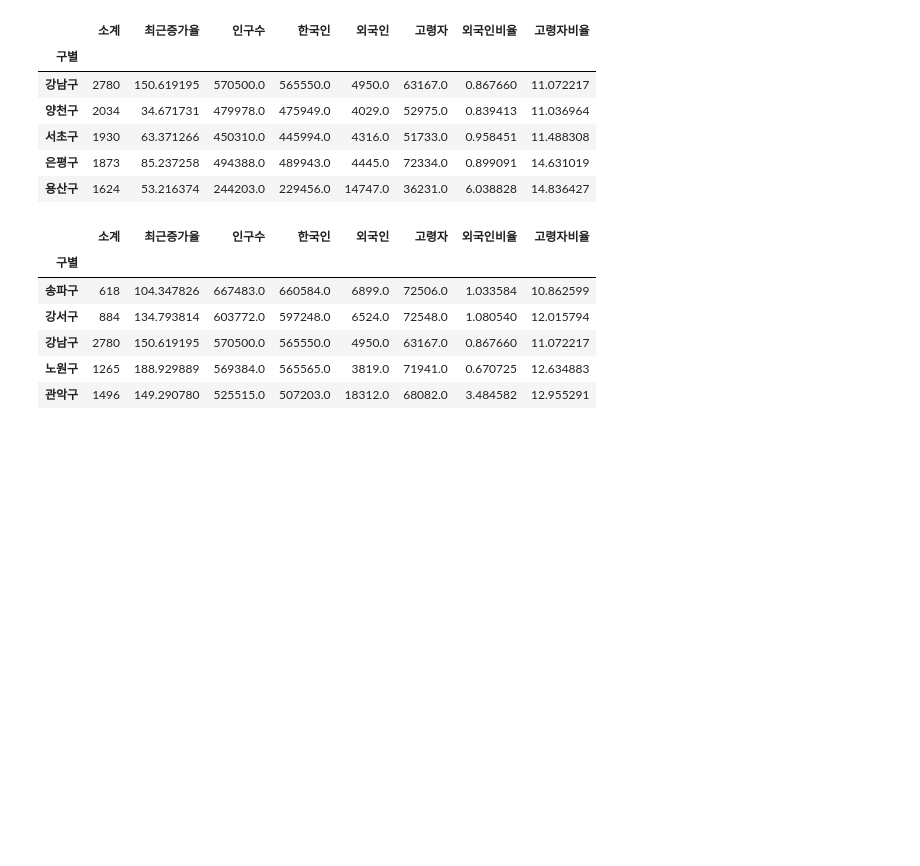
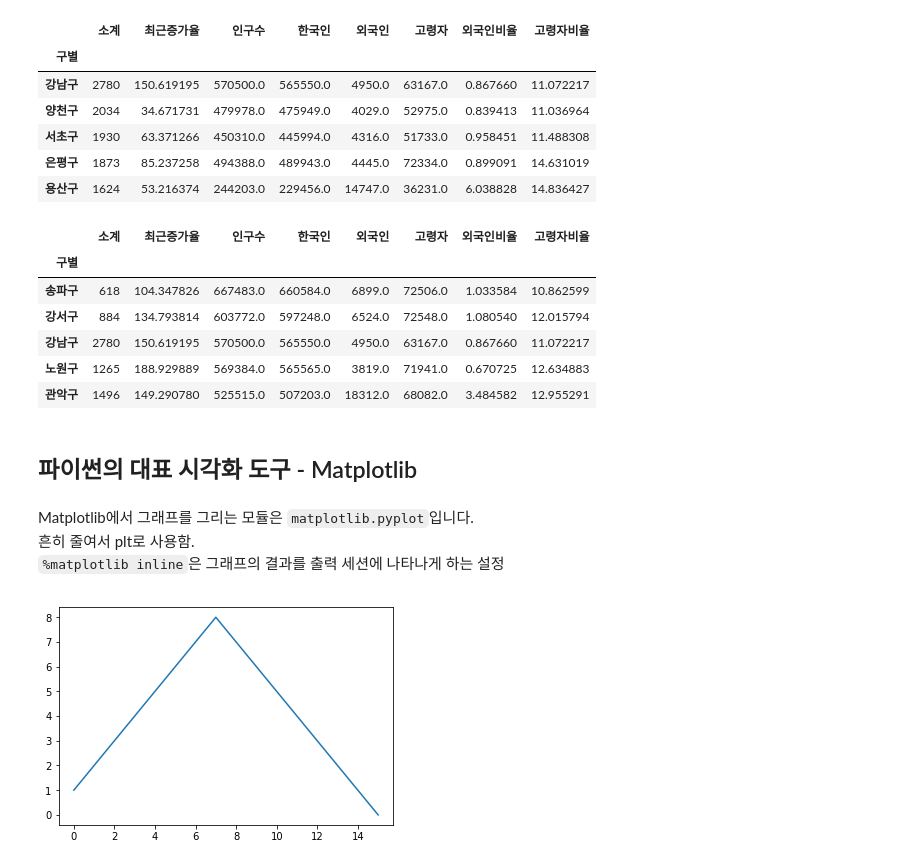
Before and after one commit to KimDoKy/DataScience, a Jupyter notebook: source_code/chap1. Basic of Python, Pandas and Matplotlib via analysis of CCTV in Seoul.ipynb, the cells around one changed output. Cells and saved outputs as stored; diff of their text form; code cells hidden in the pictures; blank space fills up the shorter version.

Commit message:
update chap1, Matplotlib

```diff
--- a/source_code/chap1. Basic of Python, Pandas and Matplotlib via analysis of CCTV in Seoul.ipynb
+++ b/source_code/chap1. Basic of Python, Pandas and Matplotlib via analysis of CCTV in Seoul.ipynb
@@ -916,3 +916,5 @@ data_result.sort_values(by='인구수', ascending=False).head(5)
 | 강남구 | 2780 | 150.619195 | 570500.0 | 565550.0 | 4950.0 | 63167.0 | 0.867660 | 11.072217 |
 | 노원구 | 1265 | 188.929889 | 569384.0 | 565565.0 | 3819.0 | 71941.0 | 0.670725 | 12.634883 |
 | 관악구 | 1496 | 149.290780 | 525515.0 | 507203.0 | 18312.0 | 68082.0 | 3.484582 | 12.955291 |
+# %% [markdown]
+## 파이썬의 대표 시각화 도구 - Matplotlib
@@ -918,0 +924,11 @@ data_result.sort_values(by='인구수', ascending=False).head(5)
+# %% [markdown]
+Matplotlib에서 그래프를 그리는 모듈은 `matplotlib.pyplot`입니다.
+흔히 줄여서 plt로 사용함.
+`%matplotlib inline`은 그래프의 결과를 출력 세션에 나타나게 하는 설정
+# %%
+# 간단한 그래프 생성
+plt.figure
+plt.plot([1,2,3,4,5,6,7,8,7,6,5,4,3,2,1,0])
+plt.show()
+# %% [output]
+[figure, added]
```
Also changed, not shown: parts of 19 cells of this notebook.
